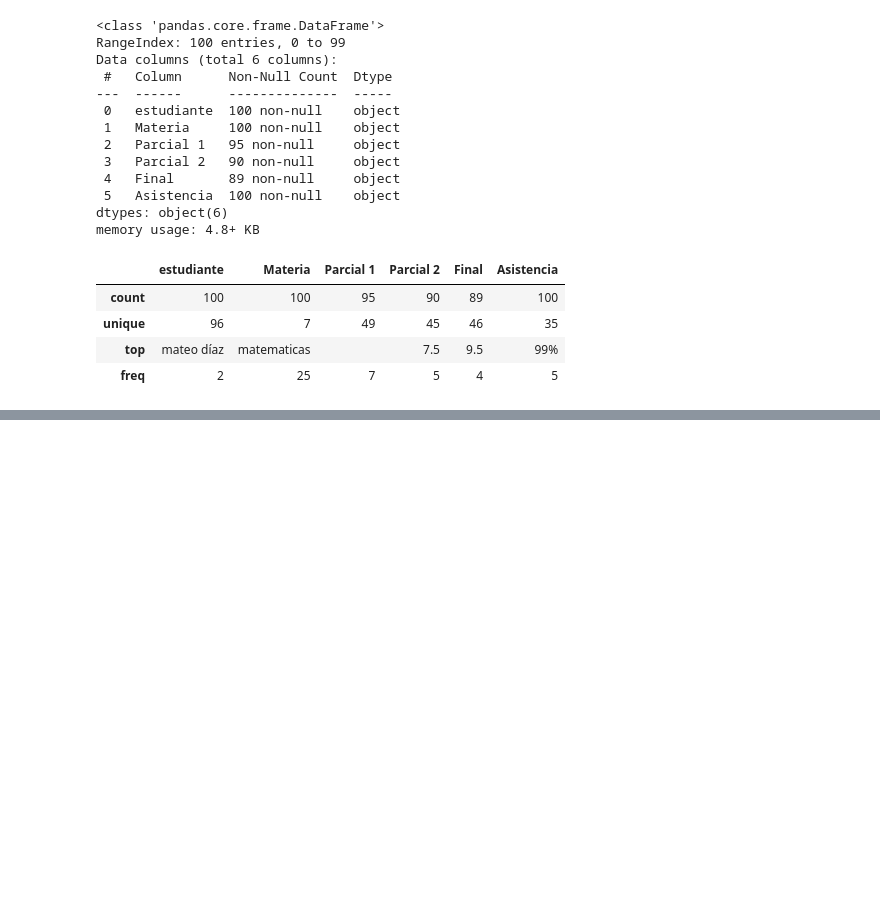
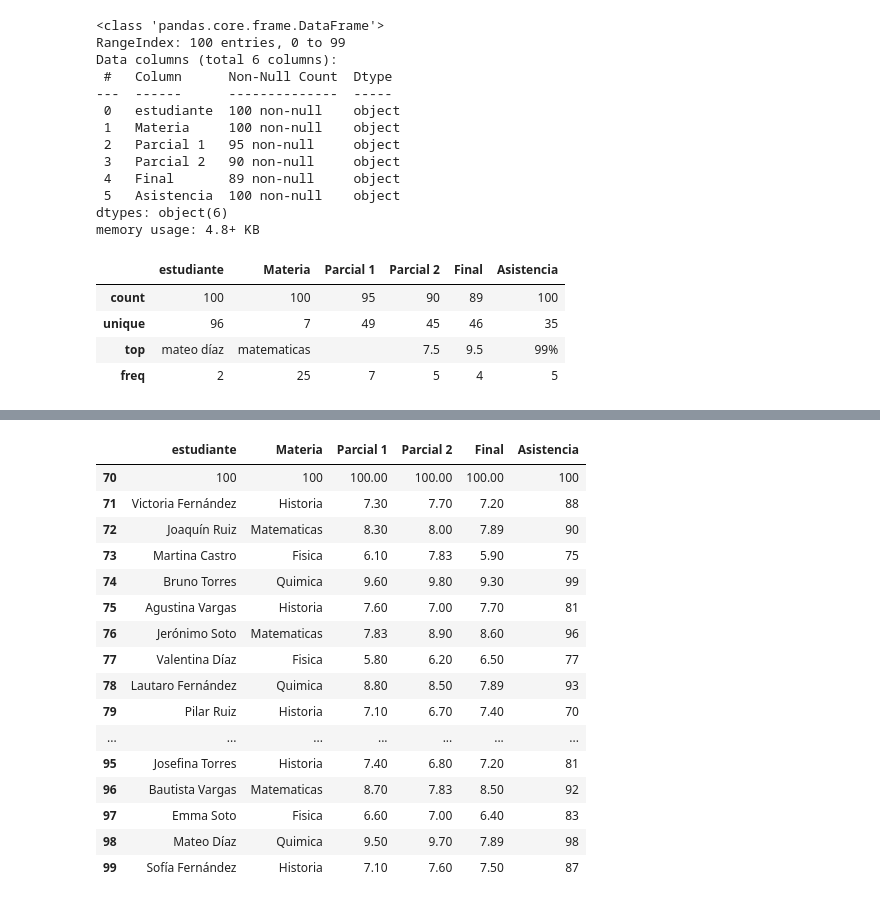
Before and after one commit to BrandonPzocik/ModeloParcial1_tlp3_Brandon_Pzocik, a Jupyter notebook: main.ipynb, the cells around one changed output, grey strips where cells are left out. Cells and saved outputs as stored; diff of their text form; code cells hidden in the pictures; blank space fills up the shorter version.

```diff
--- a/main.ipynb
+++ b/main.ipynb
@@ -95,0 +120,5 @@ df.describe()
+# %%
+df["Parcial 1"] = pd.to_numeric(df["Parcial 1"], errors="coerce")
+df["Parcial 2"] = pd.to_numeric(df["Parcial 2"], errors="coerce")
+df["Final"] = pd.to_numeric(df["Final"], errors="coerce")
+df.head(15)
@@ -95,0 +142,23 @@ df.describe()
+# %%
+df["Asistencia"] = df["Asistencia"].replace("[\%]", "", regex=True)
+df["Asistencia"] = pd.to_numeric(df["Asistencia"], errors="coerce")
+df[df["Asistencia"] > 100] = 100
+df.tail(30)
+# %% [output]
+|  | estudiante | Materia | Parcial 1 | Parcial 2 | Final | Asistencia |
+| 70 | 100 | 100 | 100.00 | 100.00 | 100.00 | 100 |
+| 71 | Victoria Fernández | Historia | 7.30 | 7.70 | 7.20 | 88 |
+| 72 | Joaquín Ruiz | Matematicas | 8.30 | 8.00 | 7.89 | 90 |
+| 73 | Martina Castro | Fisica | 6.10 | 7.83 | 5.90 | 75 |
+| 74 | Bruno Torres | Quimica | 9.60 | 9.80 | 9.30 | 99 |
+| 75 | Agustina Vargas | Historia | 7.60 | 7.00 | 7.70 | 81 |
+| 76 | Jerónimo Soto | Matematicas | 7.83 | 8.90 | 8.60 | 96 |
+| 77 | Valentina Díaz | Fisica | 5.80 | 6.20 | 6.50 | 77 |
+| 78 | Lautaro Fernández | Quimica | 8.80 | 8.50 | 7.89 | 93 |
+| 79 | Pilar Ruiz | Historia | 7.10 | 6.70 | 7.40 | 70 |
+| ... | ... | ... | ... | ... | ... | ... |
+| 95 | Josefina Torres | Historia | 7.40 | 6.80 | 7.20 | 81 |
+| 96 | Bautista Vargas | Matematicas | 8.70 | 7.83 | 8.50 | 92 |
+| 97 | Emma Soto | Fisica | 6.60 | 7.00 | 6.40 | 83 |
+| 98 | Mateo Díaz | Quimica | 9.50 | 9.70 | 7.89 | 98 |
+| 99 | Sofía Fernández | Historia | 7.10 | 7.60 | 7.50 | 87 |
```
Also changed, not shown: parts of 6 cells of this notebook.
